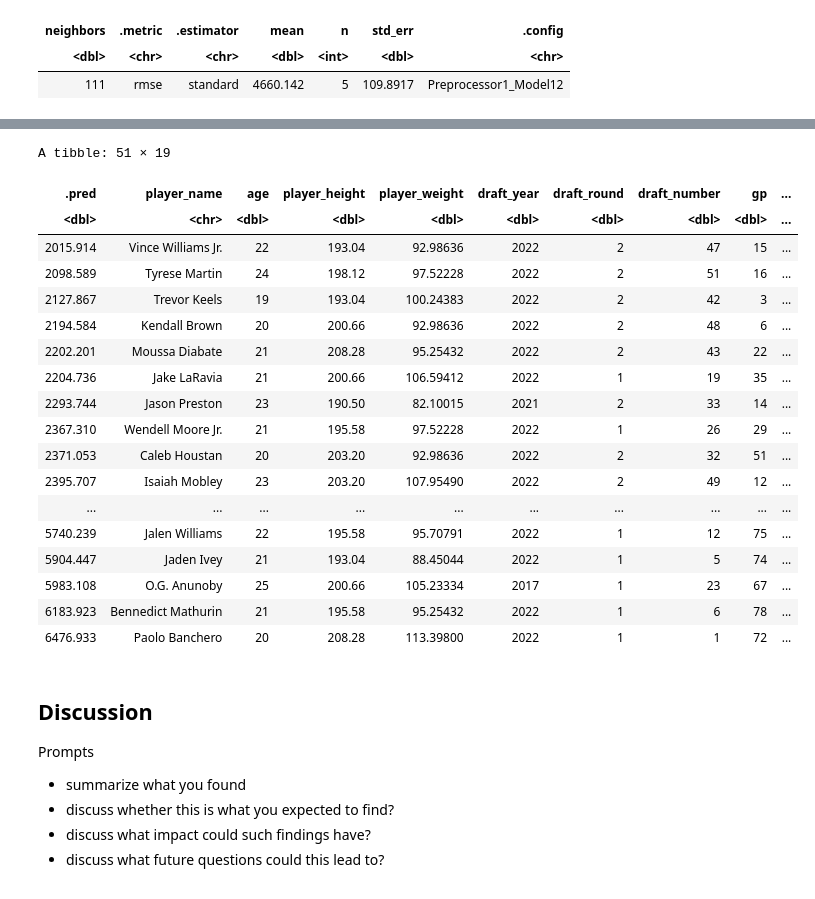
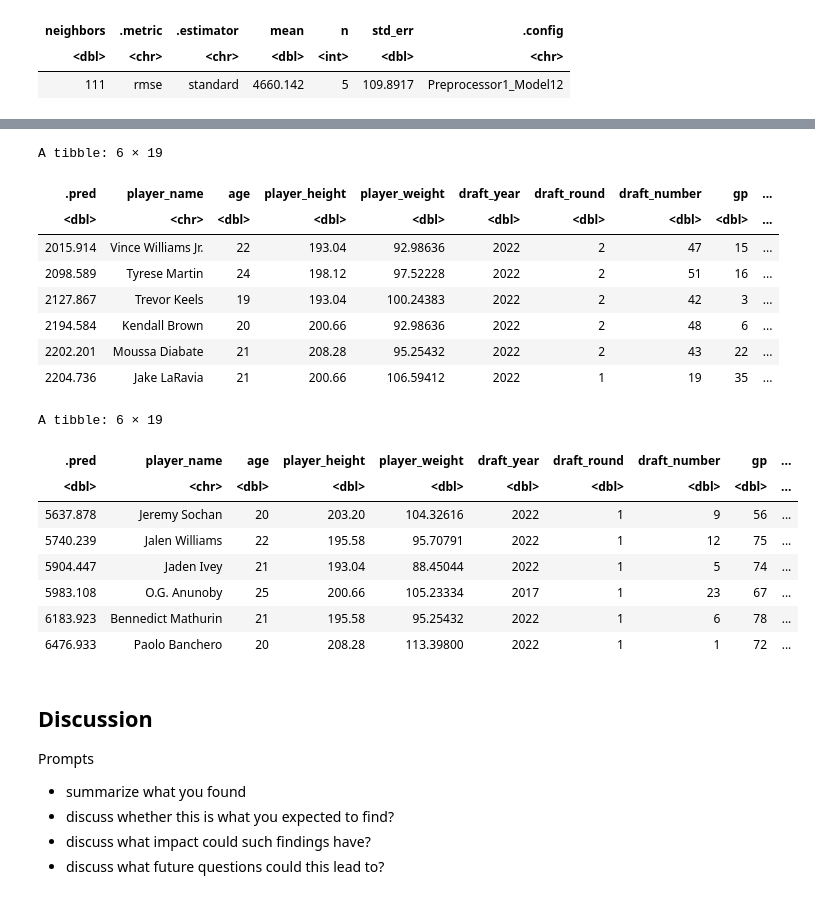
Before and after one commit to notjamesw/Group_Project_DSCI100, a Jupyter notebook: Project Report.ipynb, the cells around one changed output, grey strips where cells are left out. Cells and saved outputs as stored; diff of their text form; code cells hidden in the pictures.

```diff
--- a/Project Report.ipynb
+++ b/Project Report.ipynb
@@ -381,26 +371,26 @@ A tibble: 51 × 19
 # %%
 sorted_rookies <- nba_preds[order(nba_preds$.pred),]
-sorted_rookies
+head(sorted_rookies)
+tail(sorted_rookies)
 # %% [output]
-A tibble: 51 × 19
+A tibble: 6 × 19
 | .pred | player_name | age | player_height | player_weight | draft_year | draft_round | draft_number | gp | ... |
 | <dbl> | <chr> | <dbl> | <dbl> | <dbl> | <dbl> | <dbl> | <dbl> | <dbl> | ... |
 | 2015.914 | Vince Williams Jr. | 22 | 193.04 | 92.98636 | 2022 | 2 | 47 | 15 | ... |
 | 2098.589 | Tyrese Martin | 24 | 198.12 | 97.52228 | 2022 | 2 | 51 | 16 | ... |
 | 2127.867 | Trevor Keels | 19 | 193.04 | 100.24383 | 2022 | 2 | 42 | 3 | ... |
 | 2194.584 | Kendall Brown | 20 | 200.66 | 92.98636 | 2022 | 2 | 48 | 6 | ... |
 | 2202.201 | Moussa Diabate | 21 | 208.28 | 95.25432 | 2022 | 2 | 43 | 22 | ... |
 | 2204.736 | Jake LaRavia | 21 | 200.66 | 106.59412 | 2022 | 1 | 19 | 35 | ... |
-| 2293.744 | Jason Preston | 23 | 190.50 | 82.10015 | 2021 | 2 | 33 | 14 | ... |
-| 2367.310 | Wendell Moore Jr. | 21 | 195.58 | 97.52228 | 2022 | 1 | 26 | 29 | ... |
-| 2371.053 | Caleb Houstan | 20 | 203.20 | 92.98636 | 2022 | 2 | 32 | 51 | ... |
-| 2395.707 | Isaiah Mobley | 23 | 203.20 | 107.95490 | 2022 | 2 | 49 | 12 | ... |
-| ... | ... | ... | ... | ... | ... | ... | ... | ... | ... |
-| 5740.239 | Jalen Williams | 22 | 195.58 | 95.70791 | 2022 | 1 | 12 | 75 | ... |
-| 5904.447 | Jaden Ivey | 21 | 193.04 | 88.45044 | 2022 | 1 | 5 | 74 | ... |
-| 5983.108 | O.G. Anunoby | 25 | 200.66 | 105.23334 | 2017 | 1 | 23 | 67 | ... |
-| 6183.923 | Bennedict Mathurin | 21 | 195.58 | 95.25432 | 2022 | 1 | 6 | 78 | ... |
-| 6476.933 | Paolo Banchero | 20 | 208.28 | 113.39800 | 2022 | 1 | 1 | 72 | ... |
+A tibble: 6 × 19
+| .pred | player_name | age | player_height | player_weight | draft_year | draft_round | draft_number | gp | ... |
+| <dbl> | <chr> | <dbl> | <dbl> | <dbl> | <dbl> | <dbl> | <dbl> | <dbl> | ... |
+| 5637.878 | Jeremy Sochan | 20 | 203.20 | 104.32616 | 2022 | 1 | 9 | 56 | ... |
+| 5740.239 | Jalen Williams | 22 | 195.58 | 95.70791 | 2022 | 1 | 12 | 75 | ... |
+| 5904.447 | Jaden Ivey | 21 | 193.04 | 88.45044 | 2022 | 1 | 5 | 74 | ... |
+| 5983.108 | O.G. Anunoby | 25 | 200.66 | 105.23334 | 2017 | 1 | 23 | 67 | ... |
+| 6183.923 | Bennedict Mathurin | 21 | 195.58 | 95.25432 | 2022 | 1 | 6 | 78 | ... |
+| 6476.933 | Paolo Banchero | 20 | 208.28 | 113.39800 | 2022 | 1 | 1 | 72 | ... |
 # %% [markdown]
 ## Discussion ##
 Prompts
```
Also changed, not shown: parts of 1 cell of this notebook.
